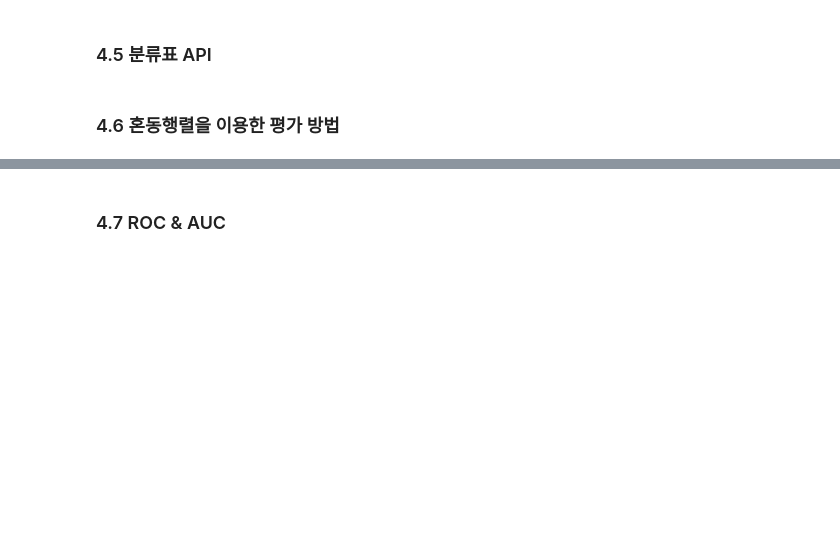
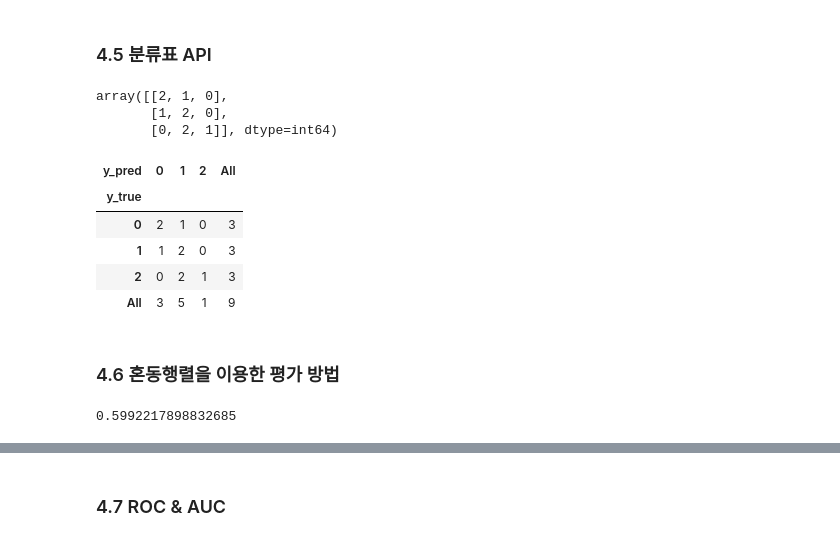
Before and after one commit to lucio-karin0506/SaltLux-Project, a Jupyter notebook: Machine Learning/Machine learning lecture/3장. 분류분석.ipynb, the cells around one changed output, grey strips where cells are left out. Saved outputs shown, nothing was run; the diff lists cells and outputs as text; code cells hidden in the pictures; blank space fills up the shorter version.

```diff
--- a/Machine Learning/Machine learning lecture/3장. 분류분석.ipynb
+++ b/Machine Learning/Machine learning lecture/3장. 분류분석.ipynb
@@ -303,5 +416,38 @@ array([[0, 0, 0, ..., 0, 0, 0],
 ### 4.4 Confusion Matrix 분류 결과표
 # %% [markdown]
 ### 4.5 분류표 API
+# %%
+y_true = [1, 1, 0, 0, 2, 1, 0, 2, 2]
+y_pred = [1, 1, 0, 1, 1, 0, 0, 2, 1]
+
+from sklearn.metrics import confusion_matrix
+confusion_matrix(y_true, y_pred)
+# %% [output]
+array([[2, 1, 0],
+       [1, 2, 0],
+       [0, 2, 1]], dtype=int64)
+# %%
+import pandas as pd
+df = pd.DataFrame({'y_true':y_true, 'y_pred':y_pred})
+pd.crosstab(df.y_true, df.y_pred, margins=True)
+# margin 인자 true일 시, 행/열별 합 같이 출력
+# %% [output]
+| y_pred | 0 | 1 | 2 | All |
+| y_true |  |  |  |  |
+| 0 | 2 | 1 | 0 | 3 |
+| 1 | 1 | 2 | 0 | 3 |
+| 2 | 0 | 2 | 1 | 3 |
+| All | 3 | 5 | 1 | 9 |
 # %% [markdown]
 ### 4.6 혼동행렬을 이용한 평가 방법
+# %%
+# f1 score
+def fmeasure(table):
+    precision = table[1, 1] / (table[0, 1] + table[1, 1]) # tp / (fp+tp)
+    recall = table[1, 1] / (table[1, 0] + table[1, 1]) # tp / (fn+tp)
+    return (2*precision*recall / (precision+recall))
+
+table = np.array([[1613, 22], [81, 77]])
+fmeasure(table)
+# %% [output]
+0.5992217898832685
```
Also changed, not shown: parts of 26 cells of this notebook, 1 other file.
